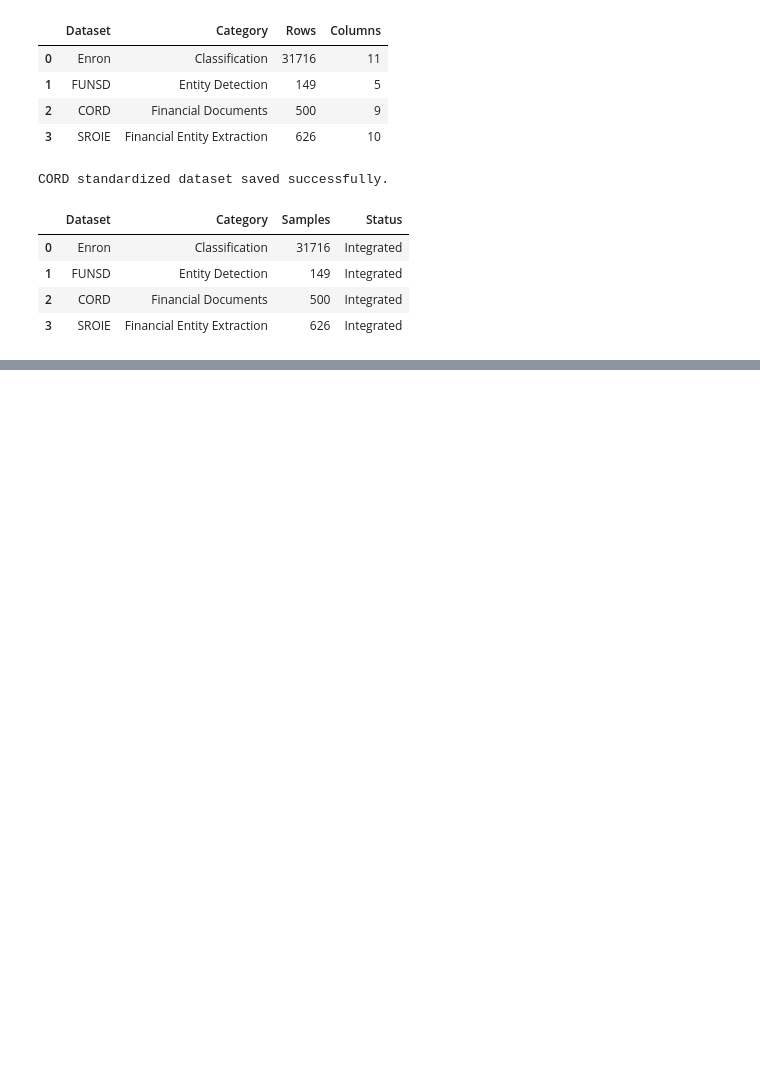
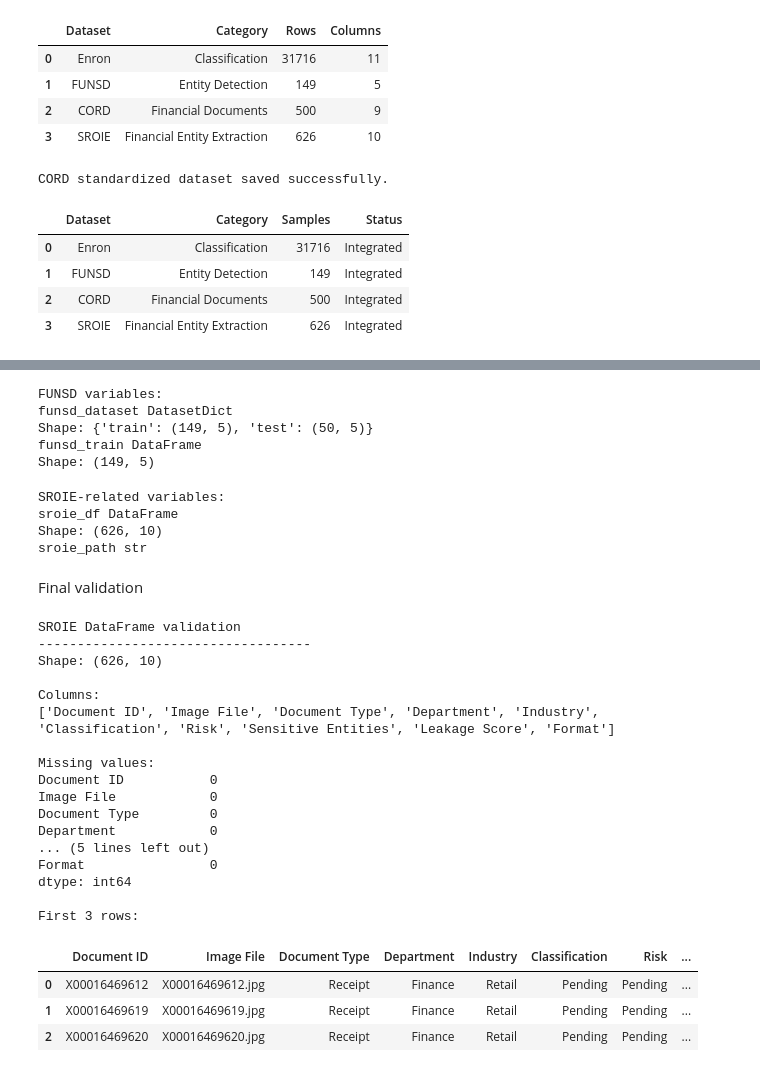
Before and after one commit to Osuni-99/Adaptive-AI-DLP-Research, a Jupyter notebook: notebooks/05_Public_Dataset_Integration.ipynb, the cells around one changed output, grey strips where cells are left out. Cells and saved outputs as stored; diff of their text form; code cells hidden in the pictures; blank space fills up the shorter version.

```diff
--- a/notebooks/05_Public_Dataset_Integration.ipynb
+++ b/notebooks/05_Public_Dataset_Integration.ipynb
@@ -854,0 +967,74 @@ dataset_catalog
+# %%
+print("FUNSD variables:")
+
+for name in globals():
+    if "funsd" in name.lower():
+        obj = globals()[name]
+        print(name, type(obj).__name__)
+
+        if hasattr(obj, "shape"):
+            print("Shape:", obj.shape)
+
+        elif hasattr(obj, "num_rows"):
+            print("Rows:", obj.num_rows)
+# %% [output]
+FUNSD variables:
+funsd_dataset DatasetDict
+Shape: {'train': (149, 5), 'test': (50, 5)}
+funsd_train DataFrame
+Shape: (149, 5)
+# %%
+print("SROIE-related variables:")
+
+for name in sorted(globals()):
+    if "sroie" in name.lower():
+        obj = globals()[name]
+        print(name, type(obj).__name__)
+
+        if hasattr(obj, "shape"):
+            print("Shape:", obj.shape)
+        elif hasattr(obj, "num_rows"):
+            print("Rows:", obj.num_rows)
+# %% [output]
+SROIE-related variables:
+sroie_df DataFrame
+Shape: (626, 10)
+sroie_path str
+# %% [markdown]
+Final validation
+# %%
+
+print("SROIE DataFrame validation")
+print("-" * 35)
+
+print("Shape:", sroie_df.shape)
+print("\nColumns:")
+print(sroie_df.columns.tolist())
+
+print("\nMissing values:")
+print(sroie_df.isnull().sum())
+
+print("\nFirst 3 rows:")
+display(sroie_df.head(3))
+# %% [output]
+SROIE DataFrame validation
+-----------------------------------
+Shape: (626, 10)
+
+Columns:
+['Document ID', 'Image File', 'Document Type', 'Department', 'Industry', 'Classification', 'Risk', 'Sensitive Entities', 'Leakage Score', 'Format']
+
+Missing values:
+Document ID           0
+Image File            0
+Document Type         0
+Department            0
+... (5 lines left out)
+Format                0
+dtype: int64
+
+First 3 rows:
+|  | Document ID | Image File | Document Type | Department | Industry | Classification | Risk | ... |
+| 0 | X00016469612 | X00016469612.jpg | Receipt | Finance | Retail | Pending | Pending | ... |
+| 1 | X00016469619 | X00016469619.jpg | Receipt | Finance | Retail | Pending | Pending | ... |
+| 2 | X00016469620 | X00016469620.jpg | Receipt | Finance | Retail | Pending | Pending | ... |
```
Also changed, not shown: parts of 6 cells of this notebook.
